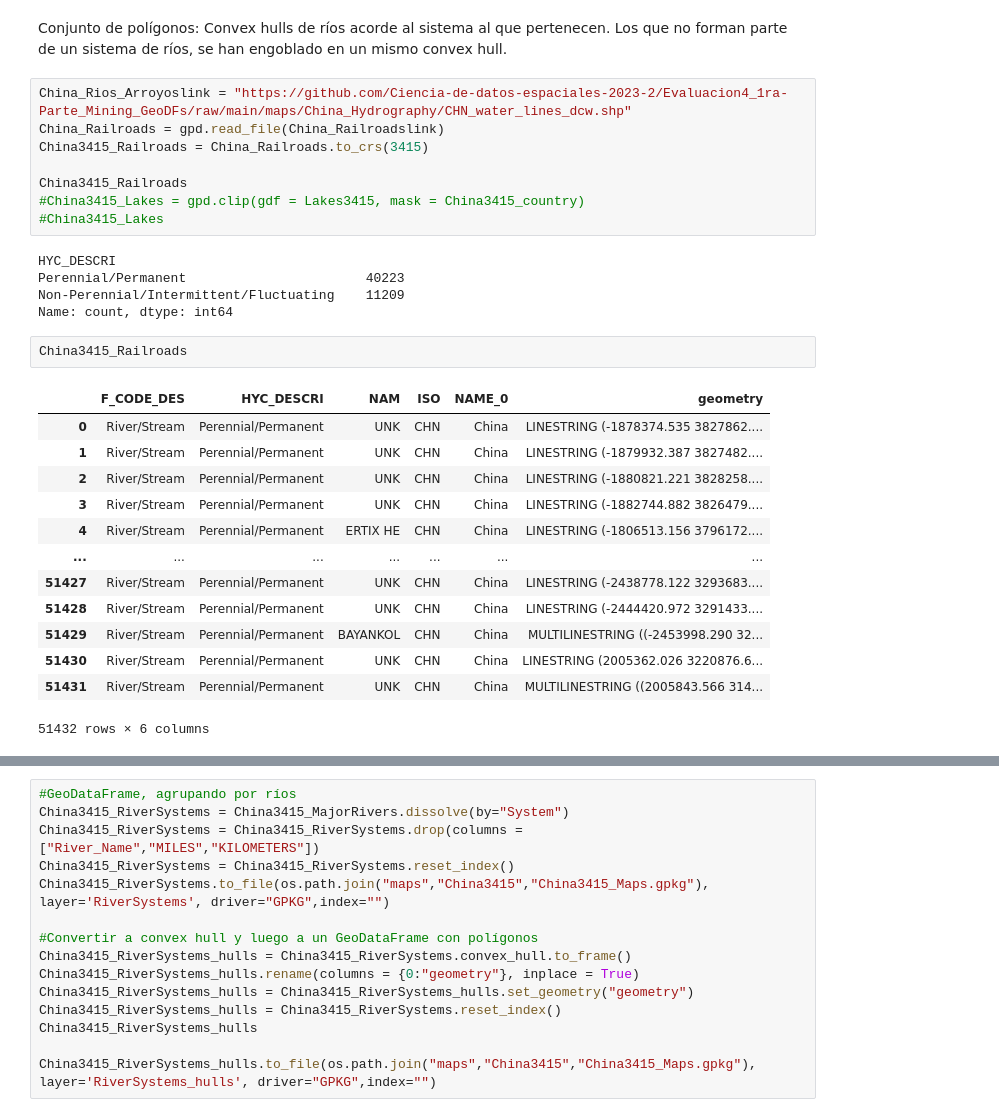
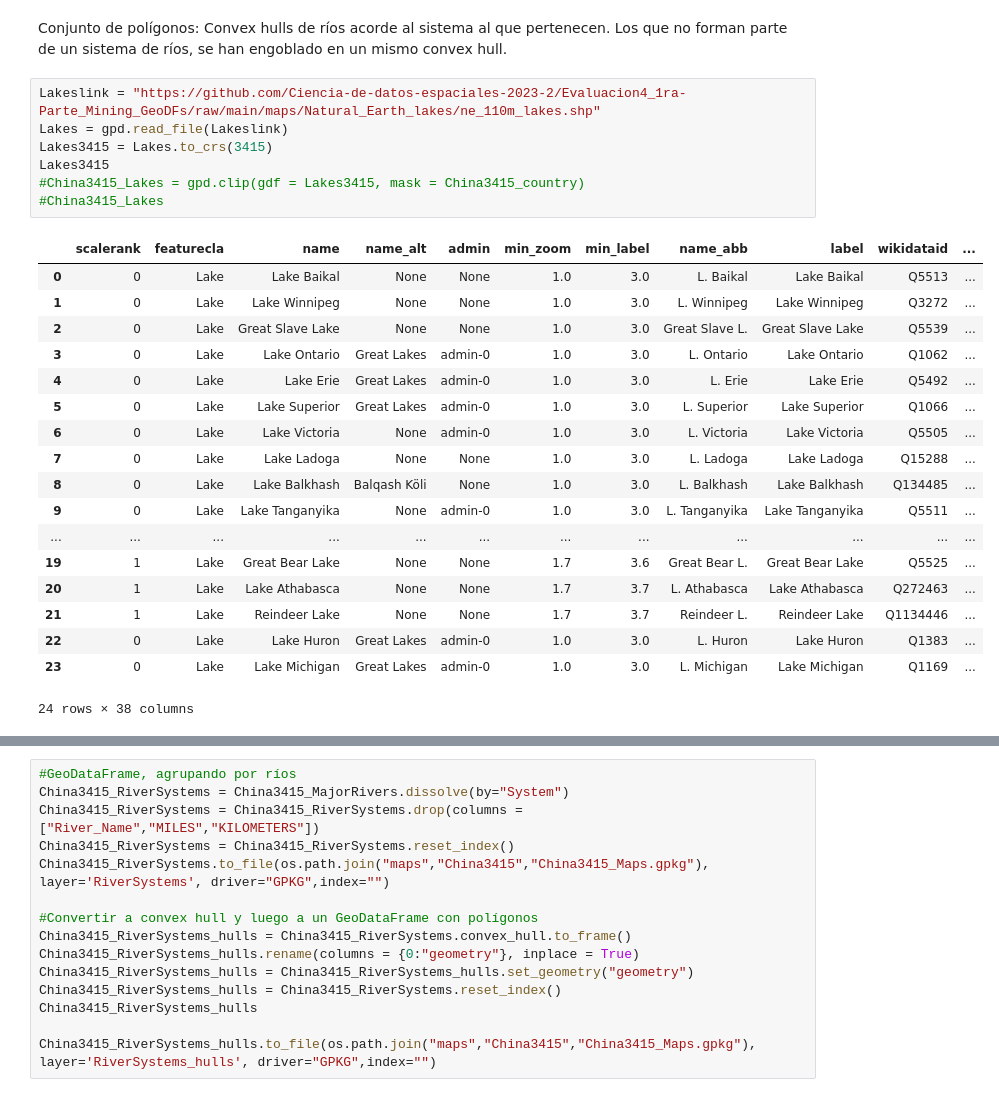
Before and after one commit to Ciencia-de-datos-espaciales-2023-2/Evaluacion4_1ra-Parte_Mining_GeoDFs, a Jupyter notebook: Prepro_Evaluación#4_1ra-Parte_Mining_GeoDFs.ipynb, the cells around one changed output, grey strips where cells are left out. Drawn from its saved outputs; the diff is of its cells as text.

```diff
--- a/Prepro_Evaluación#4_1ra-Parte_Mining_GeoDFs.ipynb
+++ b/Prepro_Evaluación#4_1ra-Parte_Mining_GeoDFs.ipynb
@@ -121,32 +121,29 @@ China3415_Rivers.to_file(os.path.join("maps","China_3415","China3415_maps.gpkg")
 </div>
 # %% [markdown]
 Conjunto de polígonos: Convex hulls de ríos acorde al sistema al que pertenecen. Los que no forman parte de un sistema de ríos, se han engoblado en un mismo convex hull.
-# %%
-China_Rios_Arroyoslink = "https://github.com/Ciencia-de-datos-espaciales-2023-2/Evaluacion4_1ra-Parte_Mining_GeoDFs/raw/main/maps/China_Hydrography/CHN_water_lines_dcw.shp"
-China_Railroads = gpd.read_file(China_Railroadslink)
-China3415_Railroads = China_Railroads.to_crs(3415)
-
-China3415_Railroads
-#China3415_Lakes = gpd.clip(gdf = Lakes3415, mask = China3415_country)
-#China3415_Lakes
-# %% [output]
-HYC_DESCRI
-Perennial/Permanent                       40223
-Non-Perennial/Intermittent/Fluctuating    11209
-Name: count, dtype: int64
-# %%
-China3415_Railroads
-# %% [output]
-|  | F_CODE_DES | HYC_DESCRI | NAM | ISO | NAME_0 | geometry |
-| 0 | River/Stream | Perennial/Permanent | UNK | CHN | China | LINESTRING (-1878374.535 3827862.... |
-| 1 | River/Stream | Perennial/Permanent | UNK | CHN | China | LINESTRING (-1879932.387 3827482.... |
-| 2 | River/Stream | Perennial/Permanent | UNK | CHN | China | LINESTRING (-1880821.221 3828258.... |
-| 3 | River/Stream | Perennial/Permanent | UNK | CHN | China | LINESTRING (-1882744.882 3826479.... |
-| 4 | River/Stream | Perennial/Permanent | ERTIX HE | CHN | China | LINESTRING (-1806513.156 3796172.... |
-| ... | ... | ... | ... | ... | ... | ... |
-| 51427 | River/Stream | Perennial/Permanent | UNK | CHN | China | LINESTRING (-2438778.122 3293683.... |
-| 51428 | River/Stream | Perennial/Permanent | UNK | CHN | China | LINESTRING (-2444420.972 3291433.... |
-| 51429 | River/Stream | Perennial/Permanent | BAYANKOL | CHN | China | MULTILINESTRING ((-2453998.290 32... |
-| 51430 | River/Stream | Perennial/Permanent | UNK | CHN | China | LINESTRING (2005362.026 3220876.6... |
-| 51431 | River/Stream | Perennial/Permanent | UNK | CHN | China | MULTILINESTRING ((2005843.566 314... |
-51432 rows × 6 columns
+# %%
+Lakeslink = "https://github.com/Ciencia-de-datos-espaciales-2023-2/Evaluacion4_1ra-Parte_Mining_GeoDFs/raw/main/maps/Natural_Earth_lakes/ne_110m_lakes.shp"
+Lakes = gpd.read_file(Lakeslink)
+Lakes3415 = Lakes.to_crs(3415)
+Lakes3415
+#China3415_Lakes = gpd.clip(gdf = Lakes3415, mask = China3415_country)
+#China3415_Lakes
+# %% [output]
+|  | scalerank | featurecla | name | name_alt | admin | min_zoom | min_label | name_abb | label | wikidataid | ... |
+| 0 | 0 | Lake | Lake Baikal | None | None | 1.0 | 3.0 | L. Baikal | Lake Baikal | Q5513 | ... |
+| 1 | 0 | Lake | Lake Winnipeg | None | None | 1.0 | 3.0 | L. Winnipeg | Lake Winnipeg | Q3272 | ... |
+| 2 | 0 | Lake | Great Slave Lake | None | None | 1.0 | 3.0 | Great Slave L. | Great Slave Lake | Q5539 | ... |
+| 3 | 0 | Lake | Lake Ontario | Great Lakes | admin-0 | 1.0 | 3.0 | L. Ontario | Lake Ontario | Q1062 | ... |
+| 4 | 0 | Lake | Lake Erie | Great Lakes | admin-0 | 1.0 | 3.0 | L. Erie | Lake Erie | Q5492 | ... |
+| 5 | 0 | Lake | Lake Superior | Great Lakes | admin-0 | 1.0 | 3.0 | L. Superior | Lake Superior | Q1066 | ... |
+| 6 | 0 | Lake | Lake Victoria | None | admin-0 | 1.0 | 3.0 | L. Victoria | Lake Victoria | Q5505 | ... |
+| 7 | 0 | Lake | Lake Ladoga | None | None | 1.0 | 3.0 | L. Ladoga | Lake Ladoga | Q15288 | ... |
+| 8 | 0 | Lake | Lake Balkhash | Balqash Köli | None | 1.0 | 3.0 | L. Balkhash | Lake Balkhash | Q134485 | ... |
+| 9 | 0 | Lake | Lake Tanganyika | None | admin-0 | 1.0 | 3.0 | L. Tanganyika | Lake Tanganyika | Q5511 | ... |
+| ... | ... | ... | ... | ... | ... | ... | ... | ... | ... | ... | ... |
+| 19 | 1 | Lake | Great Bear Lake | None | None | 1.7 | 3.6 | Great Bear L. | Great Bear Lake | Q5525 | ... |
+| 20 | 1 | Lake | Lake Athabasca | None | None | 1.7 | 3.7 | L. Athabasca | Lake Athabasca | Q272463 | ... |
+| 21 | 1 | Lake | Reindeer Lake | None | None | 1.7 | 3.7 | Reindeer L. | Reindeer Lake | Q1134446 | ... |
+| 22 | 0 | Lake | Lake Huron | Great Lakes | admin-0 | 1.0 | 3.0 | L. Huron | Lake Huron | Q1383 | ... |
+| 23 | 0 | Lake | Lake Michigan | Great Lakes | admin-0 | 1.0 | 3.0 | L. Michigan | Lake Michigan | Q1169 | ... |
+24 rows × 38 columns
```
Also changed, not shown: parts of 1 cell of this notebook, 7 other files.
